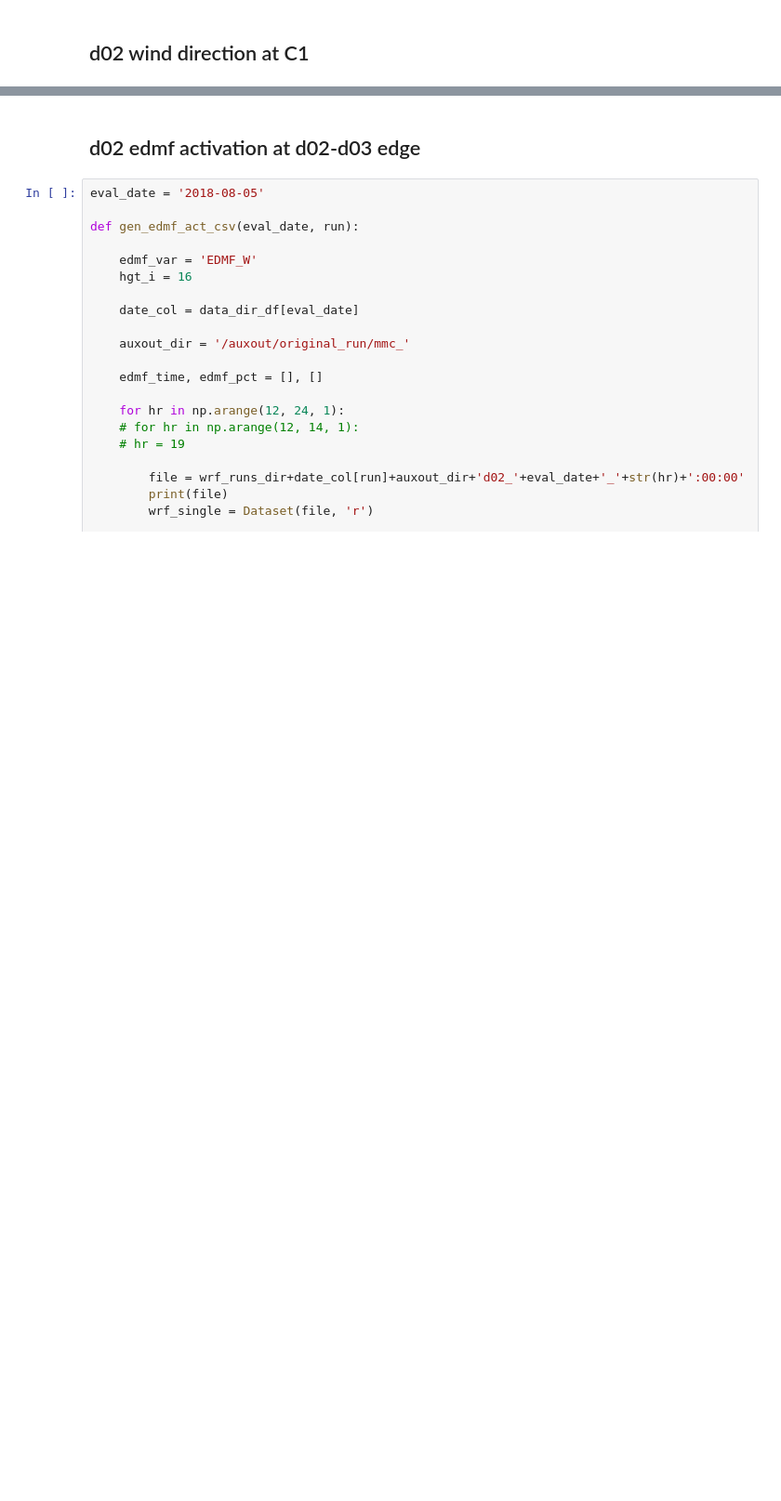
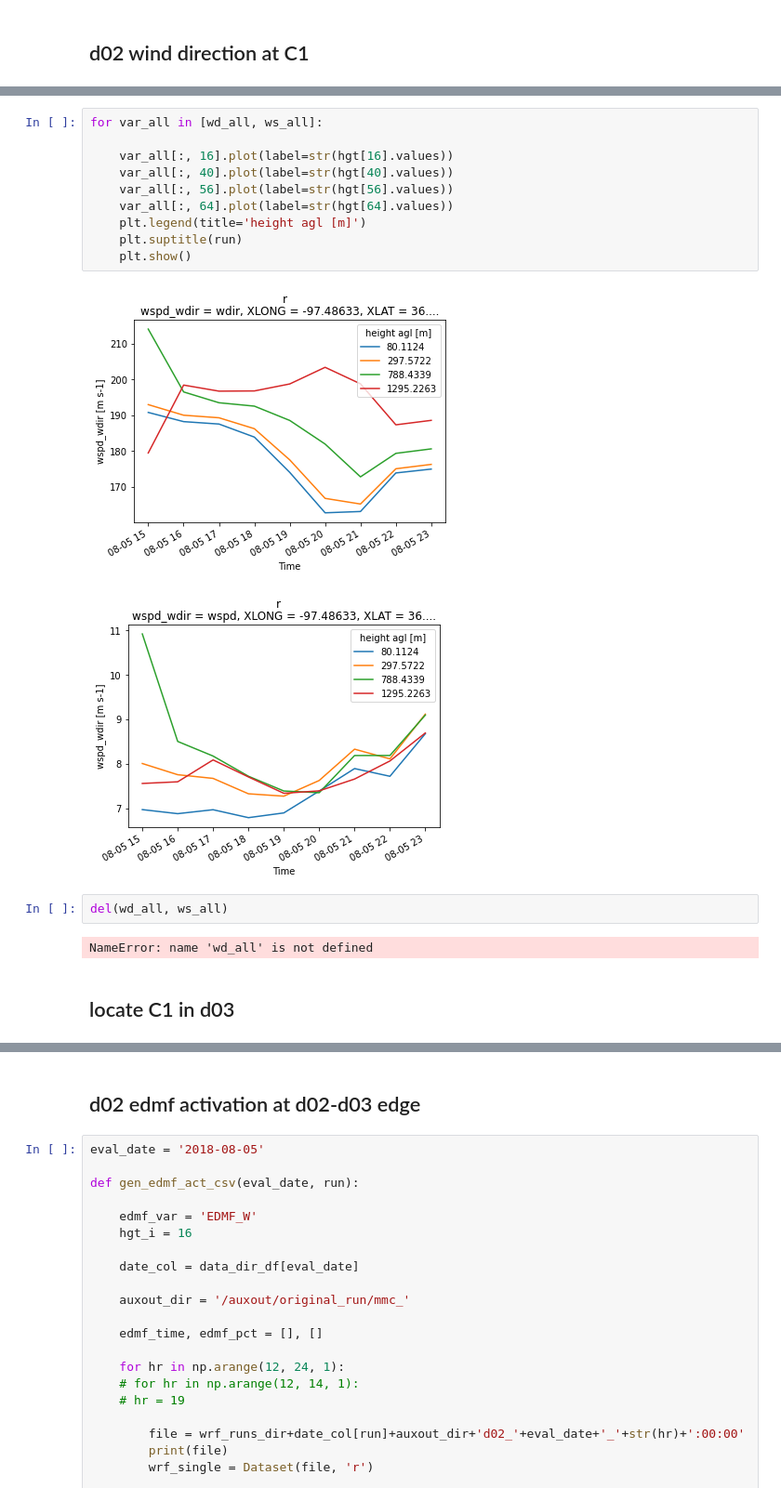
Before and after one commit to joejoeyjoseph/mmc-pnnl-j3, a Jupyter notebook: sgp/eagle/05b_d02d03edge_edmf.ipynb, the cells around one changed output, grey strips where cells are left out. Shown at 93% size. Saved outputs shown, nothing was run; the diff lists cells and outputs as text; blank space fills up the shorter version.

```diff
--- a/sgp/eagle/05b_d02d03edge_edmf.ipynb
+++ b/sgp/eagle/05b_d02d03edge_edmf.ipynb
@@ -29 +106,20 @@ runs_list = list(data_dir_df.index)[:-1]
+# %%
+for var_all in [wd_all, ws_all]:
+
+    var_all[:, 16].plot(label=str(hgt[16].values))
+    var_all[:, 40].plot(label=str(hgt[40].values))
+    var_all[:, 56].plot(label=str(hgt[56].values))
+    var_all[:, 64].plot(label=str(hgt[64].values))
+    plt.legend(title='height agl [m]')
+    plt.suptitle(run)
+    plt.show()
+# %% [output]
+[figure, added]
+[figure, added]
+# %%
+del(wd_all, ws_all)
+# %% [output]
+NameError: name 'wd_all' is not defined
+# %% [markdown]
+## locate C1 in d03
 # %%
```
Also changed, not shown: parts of 6 cells of this notebook.
